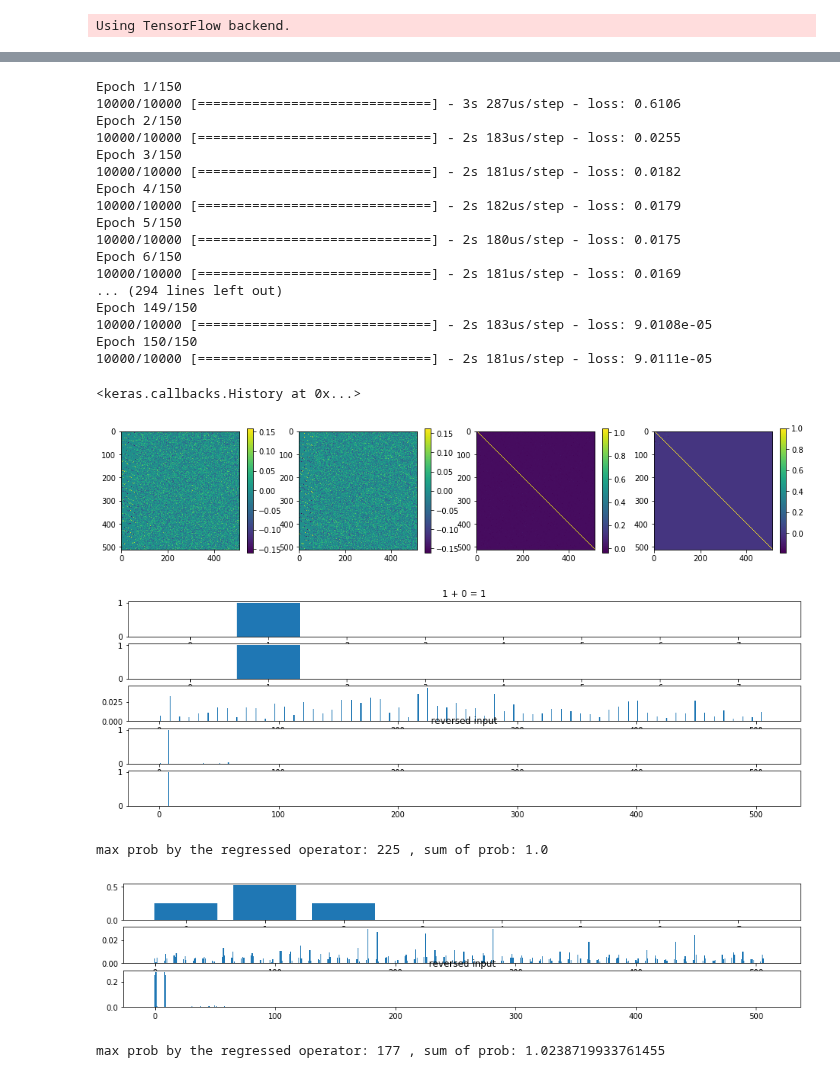
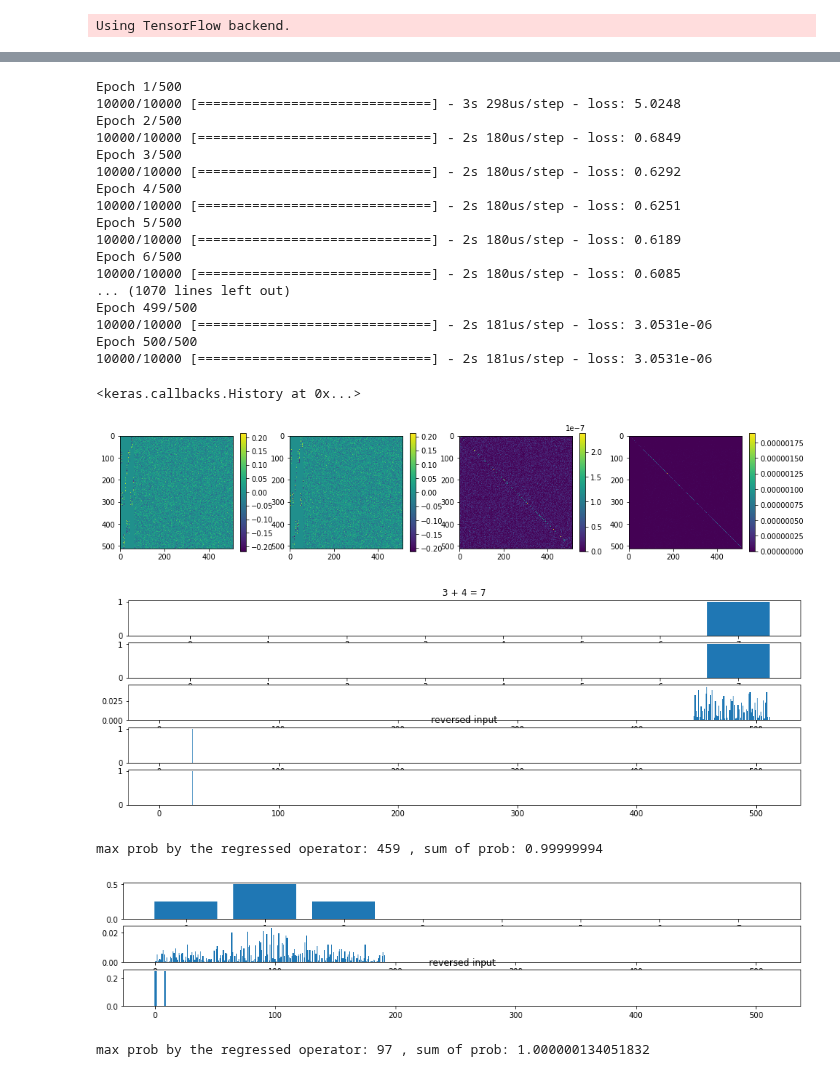
Before and after one commit to mammalwong/ml-study, a Jupyter notebook: regress-quantum-operator.ipynb, the cells around one changed output, grey strips where cells are left out. Cells and saved outputs as stored; diff of their text form; code cells hidden in the pictures.

```diff
--- a/regress-quantum-operator.ipynb
+++ b/regress-quantum-operator.ipynb
@@ -37,11 +37,11 @@ class QuantumOperator(keras.layers.Layer):
         forward = inputs @ operator
         unitary = operator @ tf.conj(tf.transpose(operator))
         prob = K.square(tf.abs(forward))
-        self.add_loss(self.unitary_loss_factor/2 * K.mean(keras.losses.mae(
+        self.add_loss(self.unitary_loss_factor/2 * K.sum(keras.losses.mae(
             tf.eye(self.dimension,self.dimension), tf.real(unitary))), inputs=inputs)
-        self.add_loss(self.unitary_loss_factor/2 * K.mean(keras.losses.mae(
+        self.add_loss(self.unitary_loss_factor/2 * K.sum(keras.losses.mae(
             tf.zeros((self.dimension,self.dimension)), tf.imag(unitary))), inputs=inputs)
-        self.add_loss(self.prob_loss_factor * K.mean(keras.losses.mae(
+        self.add_loss(self.prob_loss_factor * K.sum(keras.losses.mae(
             1., K.sum(prob, axis=-1))), inputs=inputs)
         return forward
 
@@ -77,27 +77,27 @@ Trainable params: 524,288
 Non-trainable params: 0
 _________________________________________________________________
 # %%
-M.fit(X_train, Y_train, epochs=150, batch_size=128, callbacks=[
+M.fit(X_train, Y_train, epochs=500, batch_size=128, callbacks=[
     keras.callbacks.ReduceLROnPlateau('loss', patience=3, min_delta=0., verbose=1),
 ])
 # %% [output]
-Epoch 1/150
-10000/10000 [==============================] - 3s 287us/step - loss: 0.6106
-Epoch 2/150
-10000/10000 [==============================] - 2s 183us/step - loss: 0.0255
-Epoch 3/150
-10000/10000 [==============================] - 2s 181us/step - loss: 0.0182
-Epoch 4/150
-10000/10000 [==============================] - 2s 182us/step - loss: 0.0179
-Epoch 5/150
-10000/10000 [==============================] - 2s 180us/step - loss: 0.0175
-Epoch 6/150
-10000/10000 [==============================] - 2s 181us/step - loss: 0.0169
-... (294 lines left out)
-Epoch 149/150
-10000/10000 [==============================] - 2s 183us/step - loss: 9.0108e-05
-Epoch 150/150
-10000/10000 [==============================] - 2s 181us/step - loss: 9.0111e-05
+Epoch 1/500
+10000/10000 [==============================] - 3s 298us/step - loss: 5.0248
+Epoch 2/500
+10000/10000 [==============================] - 2s 180us/step - loss: 0.6849
+Epoch 3/500
+10000/10000 [==============================] - 2s 180us/step - loss: 0.6292
+Epoch 4/500
+10000/10000 [==============================] - 2s 180us/step - loss: 0.6251
+Epoch 5/500
+10000/10000 [==============================] - 2s 180us/step - loss: 0.6189
+Epoch 6/500
+10000/10000 [==============================] - 2s 180us/step - loss: 0.6085
+... (1070 lines left out)
+Epoch 499/500
+10000/10000 [==============================] - 2s 181us/step - loss: 3.0531e-06
+Epoch 500/500
+10000/10000 [==============================] - 2s 181us/step - loss: 3.0531e-06
 <keras.callbacks.History at 0x...>
 # %%
 operator = X_operator.get_weights()
@@ -105,26 +105,26 @@ operator = operator[0].T + operator[1].T*1j
 # %%
 plt.figure(figsize=(16,3))
 plt.subplot(1,4,1)
 plt.imshow(np.real(operator))
 plt.colorbar()
 plt.subplot(1,4,2)
 plt.imshow(np.imag(operator))
 plt.colorbar()
 plt.subplot(1,4,3)
-plt.imshow(np.real(operator @ np.conj(operator.T)))
+plt.imshow(np.abs(np.real(operator @ np.conj(operator.T)) - np.eye(2**int(round(C*N)))))
 plt.colorbar()
 plt.subplot(1,4,4)
-plt.imshow(np.real(np.conj(operator.T) @ operator))
+plt.imshow(np.abs(np.real(np.conj(operator.T) @ operator) - np.eye(2**int(round(C*N)))))
 plt.colorbar()
 plt.show()
 # %% [output]
-[figure, old version]
+[figure, new version]
 # %%
 i = np.random.randint(0,len(X_train))
 s = (operator @ keras.utils.to_categorical(X_train[i], num_classes=2**int(round(C*N))))
 x = np.square(np.abs(np.conj(operator.T) @ s))
 y = np.square(np.abs(s))
-y_sum = np.sum(np.reshape(y,(2**int(round((C-1)*N)),2**N)), axis=-2)
+y_sum = np.sum(np.reshape(y,(2**N,2**int(round((C-1)*N)))), axis=-1)
 plt.figure(figsize=(16,5))
 plt.subplot(5,1,1)
 plt.title(f'{a[i]} + {b[i]} = {c[i]}')
@@ -141,8 +141,8 @@ plt.bar(np.arange(2**int(round(C*N))), keras.utils.to_categorical(X_train[i], nu
 plt.show()
 print('max prob by the regressed operator:', np.argmax(y), ', sum of prob:', np.sum(y))
 # %% [output]
-[figure, old version]
+[figure, new version]
-max prob by the regressed operator: 225 , sum of prob: 1.0
+max prob by the regressed operator: 459 , sum of prob: 0.99999994
 # %%
 s = np.zeros((2**int(round(C*N)),))
 s[(0 << N) | 1] = 1./np.sqrt(4)
@@ -152,7 +152,7 @@ s[(1 << N) | 0] = 1./np.sqrt(4)
 s = (operator @ s)
 x = np.square(np.abs(np.conj(operator.T) @ s))
 y = np.square(np.abs(s))
-y_sum = np.sum(np.reshape(y,(2**int(round((C-1)*N)),2**N)), axis=-2)
+y_sum = np.sum(np.reshape(y,(2**N,2**int(round((C-1)*N)))), axis=-1)
 plt.figure(figsize=(16,3))
 plt.subplot(3,1,1)
 plt.bar(np.arange(2**N), y_sum)
@@ -164,5 +164,5 @@ plt.bar(np.arange(2**int(round(C*N))), x)
 plt.show()
 print('max prob by the regressed operator:', np.argmax(y), ', sum of prob:', np.sum(y))
 # %% [output]
-[figure, old version]
+[figure, new version]
-max prob by the regressed operator: 177 , sum of prob: 1.0238719933761455
+max prob by the regressed operator: 97 , sum of prob: 1.000000134051832
```
Also changed, not shown: parts of 1 cell of this notebook.
